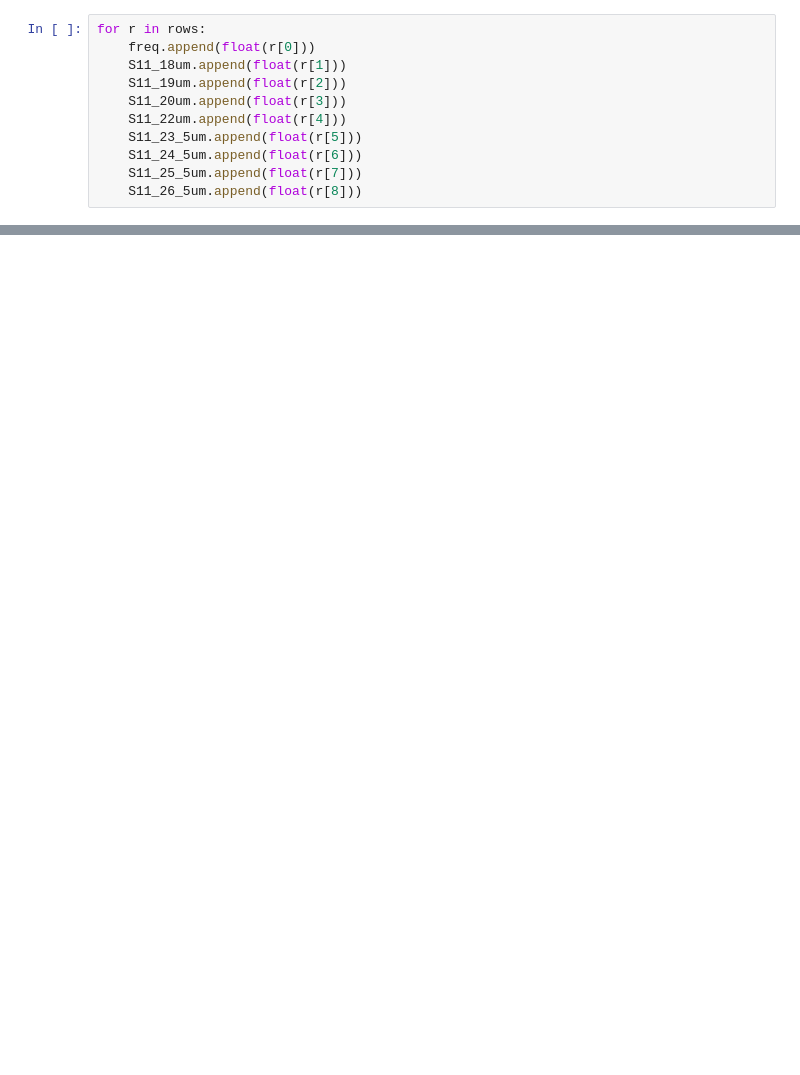
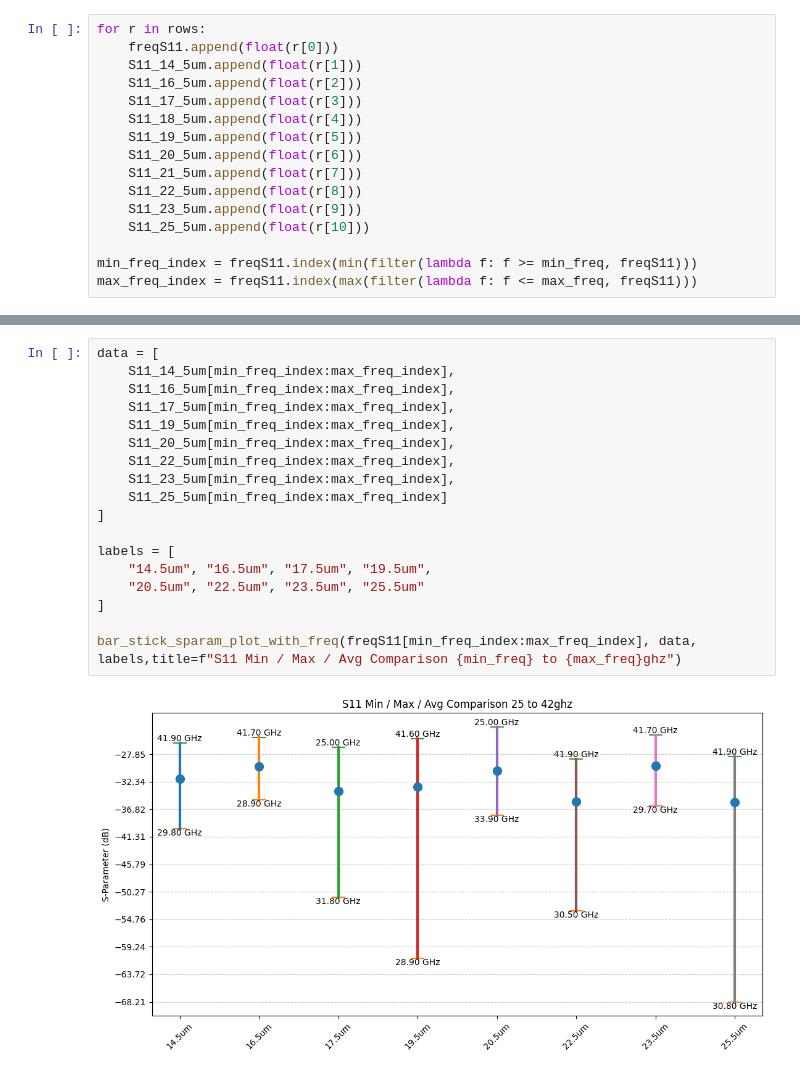
Before and after one commit to hrithik254/HFSS-layouts, a Jupyter notebook: Reports/Report1/graphs.ipynb, the cells around one changed output, grey strips where cells are left out. Drawn from its saved outputs; the diff is of its cells as text; blank space fills up the shorter version.

Commit message:
data analysis in progress

```diff
--- a/Reports/Report1/graphs.ipynb
+++ b/Reports/Report1/graphs.ipynb
@@ -23,11 +102,16 @@ with open(filename, 'r') as csvfile:
 # %%
 for r in rows:
-    freq.append(float(r[0]))
-    S11_18um.append(float(r[1]))
-    S11_19um.append(float(r[2]))
-    S11_20um.append(float(r[3]))
-    S11_22um.append(float(r[4]))
-    S11_23_5um.append(float(r[5]))
-    S11_24_5um.append(float(r[6]))
-    S11_25_5um.append(float(r[7]))
-    S11_26_5um.append(float(r[8]))
+    freqS11.append(float(r[0]))
+    S11_14_5um.append(float(r[1]))
+    S11_16_5um.append(float(r[2]))
+    S11_17_5um.append(float(r[3]))
+    S11_18_5um.append(float(r[4]))
+    S11_19_5um.append(float(r[5]))
+    S11_20_5um.append(float(r[6]))
+    S11_21_5um.append(float(r[7]))
+    S11_22_5um.append(float(r[8]))
+    S11_23_5um.append(float(r[9]))
+    S11_25_5um.append(float(r[10]))
+
+min_freq_index = freqS11.index(min(filter(lambda f: f >= min_freq, freqS11)))
+max_freq_index = freqS11.index(max(filter(lambda f: f <= max_freq, freqS11)))
@@ -50,3 +140,23 @@ for r in rows:
+# %%
+data = [
+    S11_14_5um[min_freq_index:max_freq_index],
+    S11_16_5um[min_freq_index:max_freq_index],
+    S11_17_5um[min_freq_index:max_freq_index],
+    S11_19_5um[min_freq_index:max_freq_index],
+    S11_20_5um[min_freq_index:max_freq_index],
+    S11_22_5um[min_freq_index:max_freq_index],
+    S11_23_5um[min_freq_index:max_freq_index],
+    S11_25_5um[min_freq_index:max_freq_index]
+]
+
+labels = [
+    "14.5um", "16.5um", "17.5um", "19.5um",
+    "20.5um", "22.5um", "23.5um", "25.5um"
+]
+
+bar_stick_sparam_plot_with_freq(freqS11[min_freq_index:max_freq_index], data, labels,title=f"S11 Min / Max / Avg Comparison {min_freq} to {max_freq}ghz")
+# %% [output]
+[figure, added]
 # %%
 filename = 'Terminal S21 Parameter Plot2.csv'
 fields = []  # Column names
```
Also changed, not shown: parts of 11 cells of this notebook, 13 other files.
